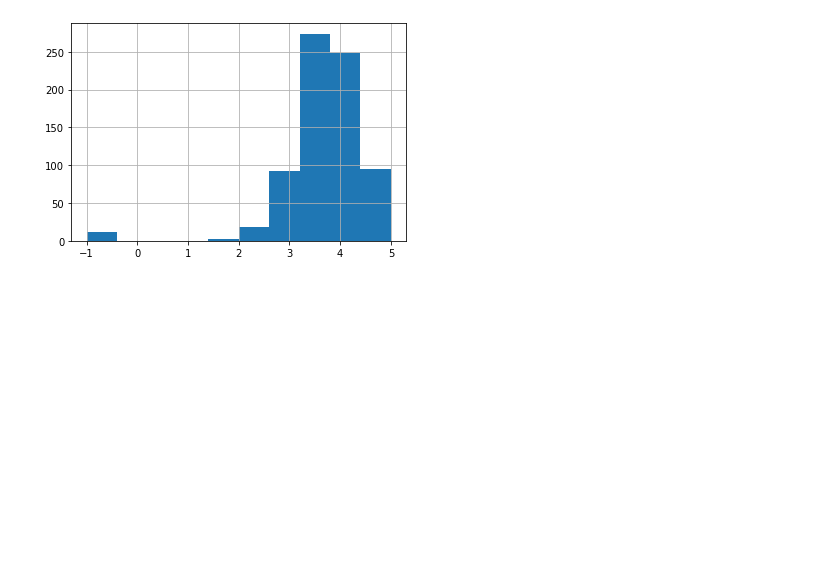
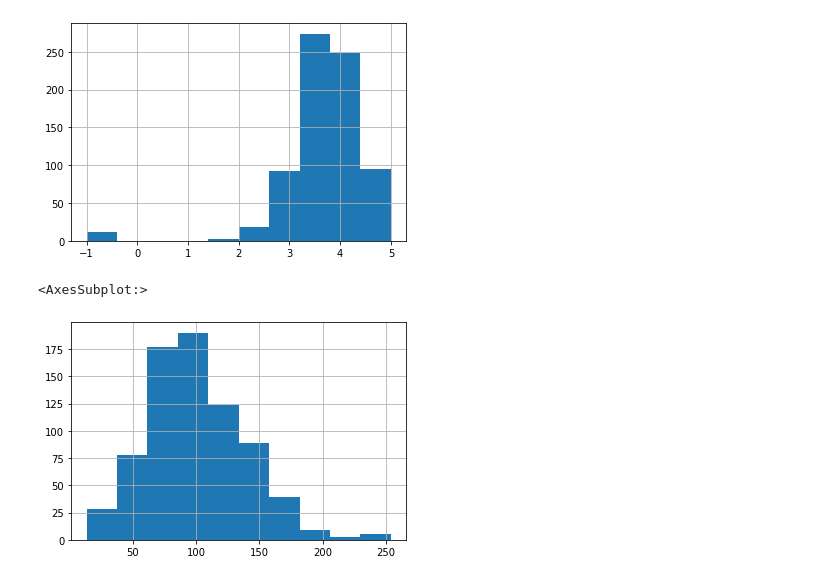
Before and after one commit to MarioRashadHUB/ds_project_refresh, a Jupyter notebook: data_eda.ipynb, the cells around one changed output. Drawn from its saved outputs; the diff is of its cells as text; code cells hidden in the pictures; blank space fills up the shorter version.

```diff
--- a/data_eda.ipynb
+++ b/data_eda.ipynb
@@ -234,3 +234,8 @@ df.Rating.hist()
 # %% [output]
 <AxesSubplot:>
 [figure]
+# %%
+df.avg_salary.hist()
+# %% [output]
+<AxesSubplot:>
+[figure, added]
```
Also changed, not shown: parts of 17 cells of this notebook.
